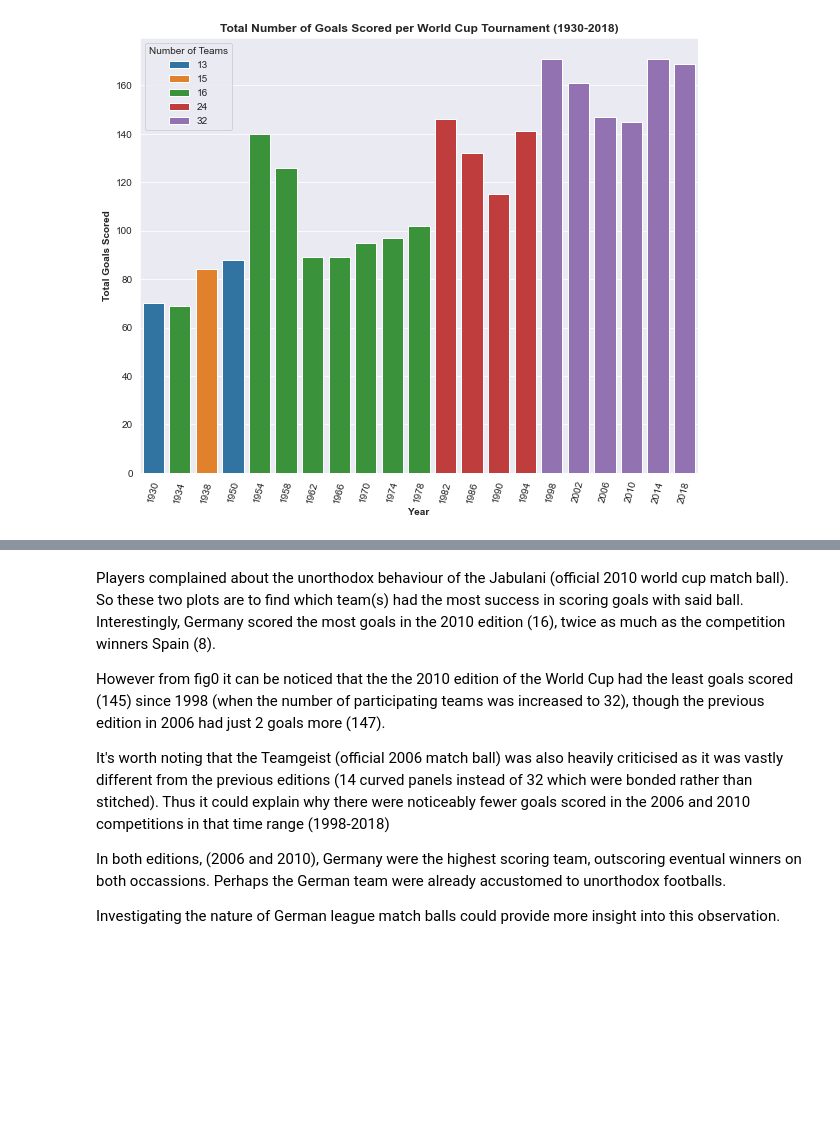
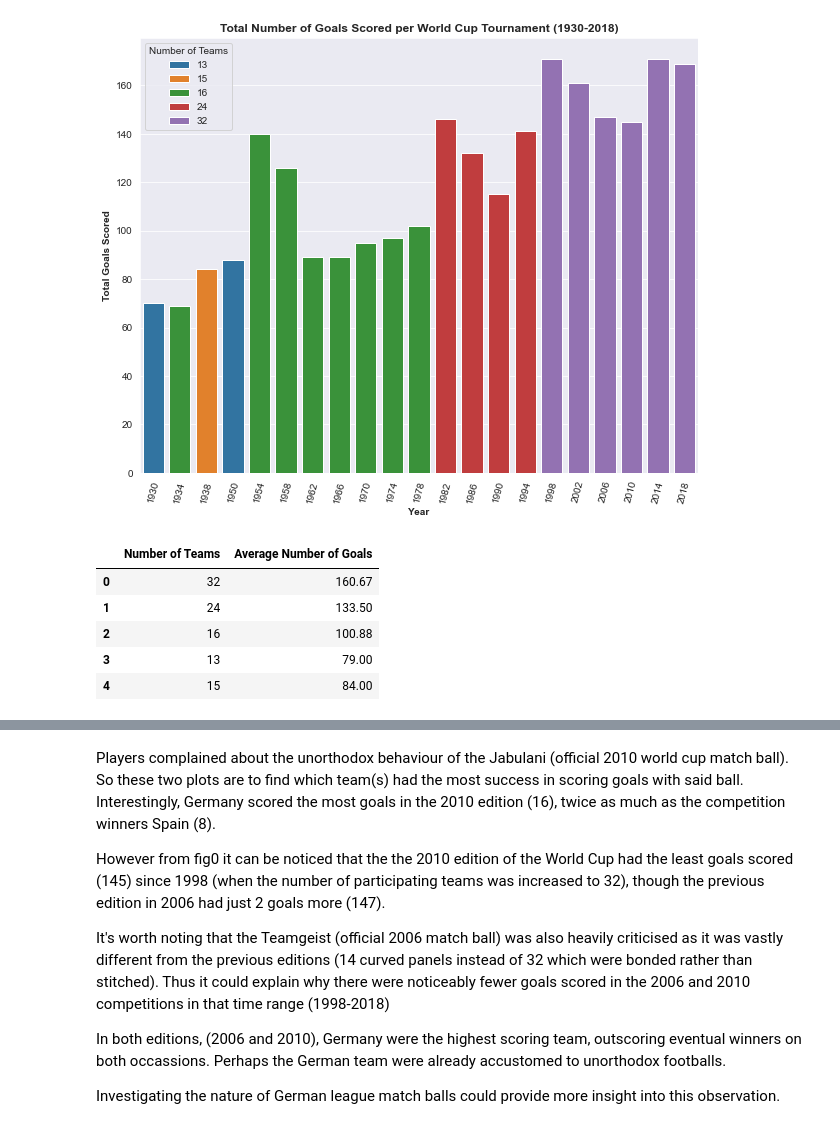
Before and after one commit to Binyoh1/FIFA-World-Cup-DataViz, a Jupyter notebook: notebook/fifa-world-cup-1930-2018.ipynb, the cells around one changed output, grey strips where cells are left out. Drawn from its saved outputs; the diff is of its cells as text; code cells hidden in the pictures; blank space fills up the shorter version.

Commit message:
Update fifa-world-cup-1930-2018.ipynb
Added average goals scored per number of participating teams and additional observations and insights

```diff
--- a/notebook/fifa-world-cup-1930-2018.ipynb
+++ b/notebook/fifa-world-cup-1930-2018.ipynb
@@ -453,3 +453,16 @@ Text(0, 0.5, 'Total Goals Scored')
 fig0 = px.bar(wc_tournament_total_teams_and_goals, x="Year", y="Total Goals Scored", color="Number of Teams", title="Total Goals Scored in each World Cup (1930-2018)", width=655)
 fig0.update_xaxes(type="category", categoryorder='category ascending', tickangle=-90)
 fig0
+# %%
+# Average number of goals scored per World Cup edition by given number of participating teams (dict format)
+mean_goals_per_team_number_dict = dict([(n, round(wc_tournament_total_teams_and_goals.loc[wc_tournament_total_teams_and_goals["Number of Teams"] == n, "Total Goals Scored"].mean(), 2)) for n in wc_tournament_total_teams_and_goals.loc[:, "Number of Teams"]])
+mean_goals_per_team_number = pd.DataFrame.from_dict(mean_goals_per_team_number_dict.items())
+mean_goals_per_team_number.columns = ["Number of Teams", "Average Number of Goals"]
+mean_goals_per_team_number
+# %% [output]
+|  | Number of Teams | Average Number of Goals |
+| 0 | 32 | 160.67 |
+| 1 | 24 | 133.50 |
+| 2 | 16 | 100.88 |
+| 3 | 13 | 79.00 |
+| 4 | 15 | 84.00 |
```
Also changed, not shown: parts of 1 cell of this notebook.
